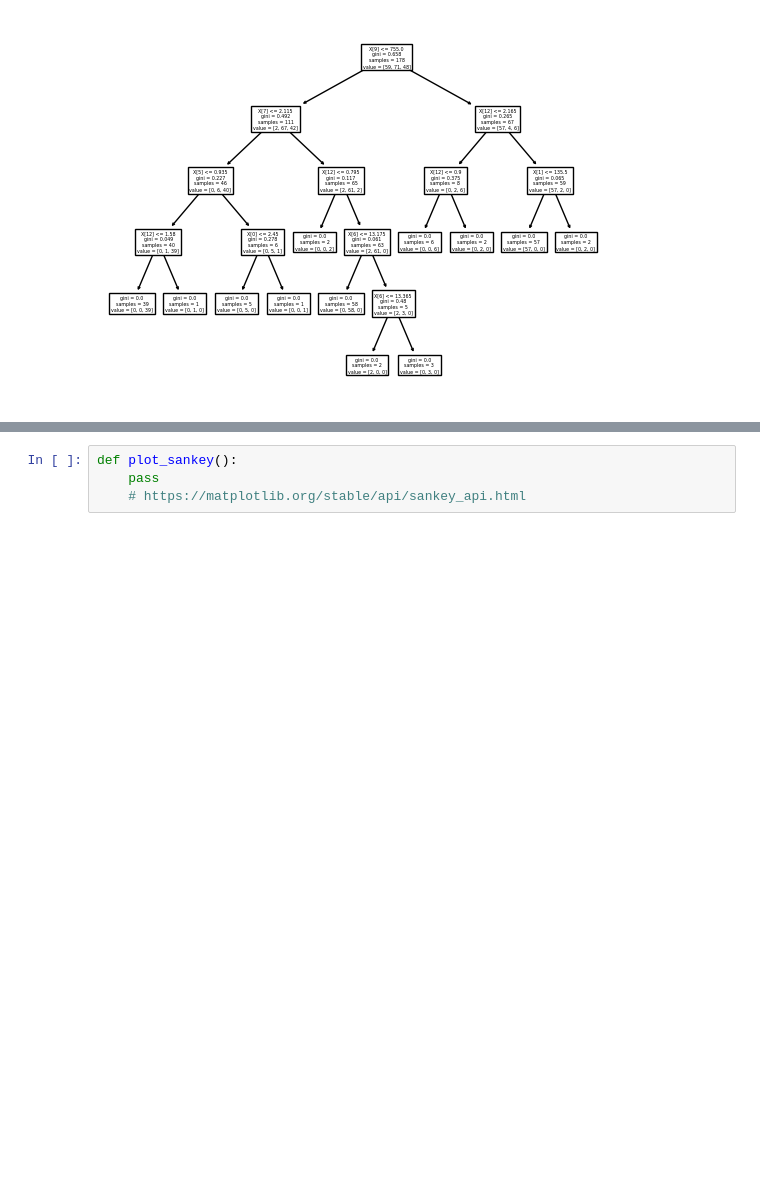
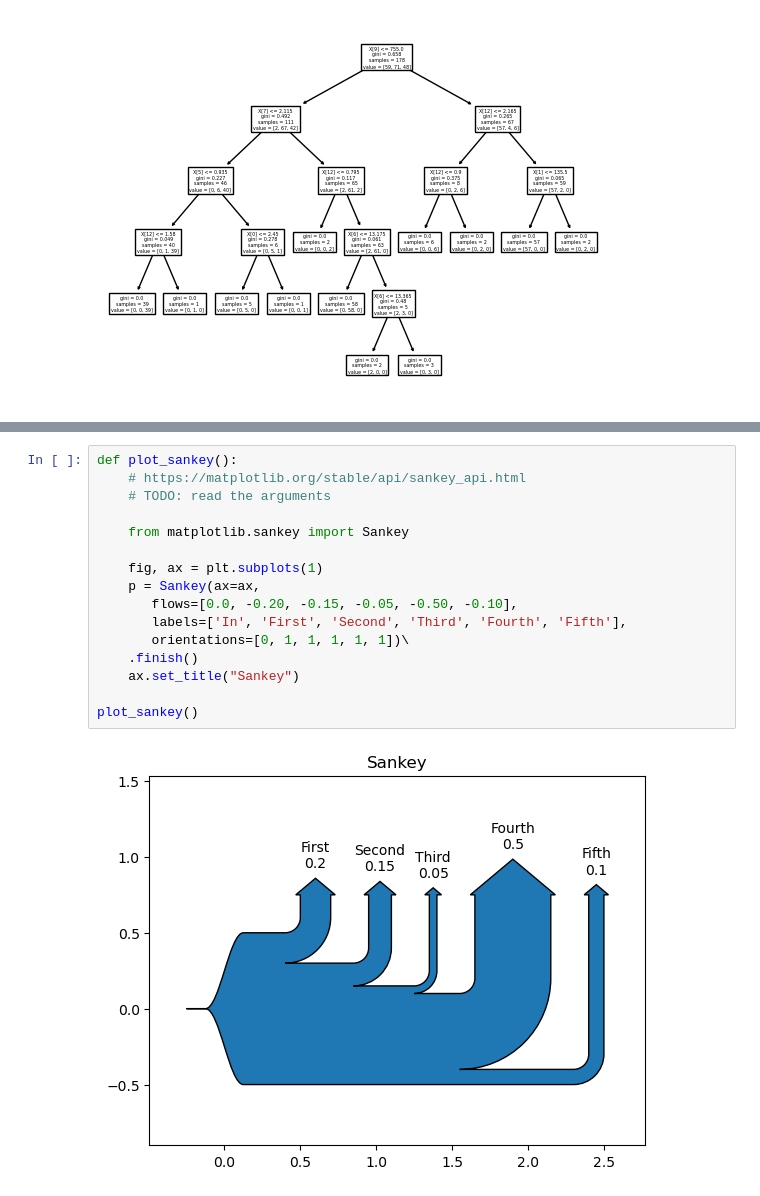
Before and after one commit to jonnor/machinehearing, a Jupyter notebook: handson/decisiontree_matchnode/handcode.ipynb, the cells around one changed output, grey strips where cells are left out. Drawn from its saved outputs; the diff is of its cells as text; blank space fills up the shorter version.

```diff
--- a/handson/decisiontree_matchnode/Untitled.ipynb
+++ b/handson/decisiontree_matchnode/handcode.ipynb
@@ -237,5 +237,19 @@ DecisionTreeClassifier(max_depth=1)
 [figure]
 # %%
 def plot_sankey():
-    pass
     # https://matplotlib.org/stable/api/sankey_api.html
+    # TODO: read the arguments
+
+    from matplotlib.sankey import Sankey
+
+    fig, ax = plt.subplots(1)
+    p = Sankey(ax=ax,
+       flows=[0.0, -0.20, -0.15, -0.05, -0.50, -0.10],
+       labels=['In', 'First', 'Second', 'Third', 'Fourth', 'Fifth'],
+       orientations=[0, 1, 1, 1, 1, 1])\
+    .finish()
+    ax.set_title("Sankey")
+
+plot_sankey()
+# %% [output]
+[figure, added]
```
Also changed, not shown: parts of 1 cell of this notebook, 1 other file.
